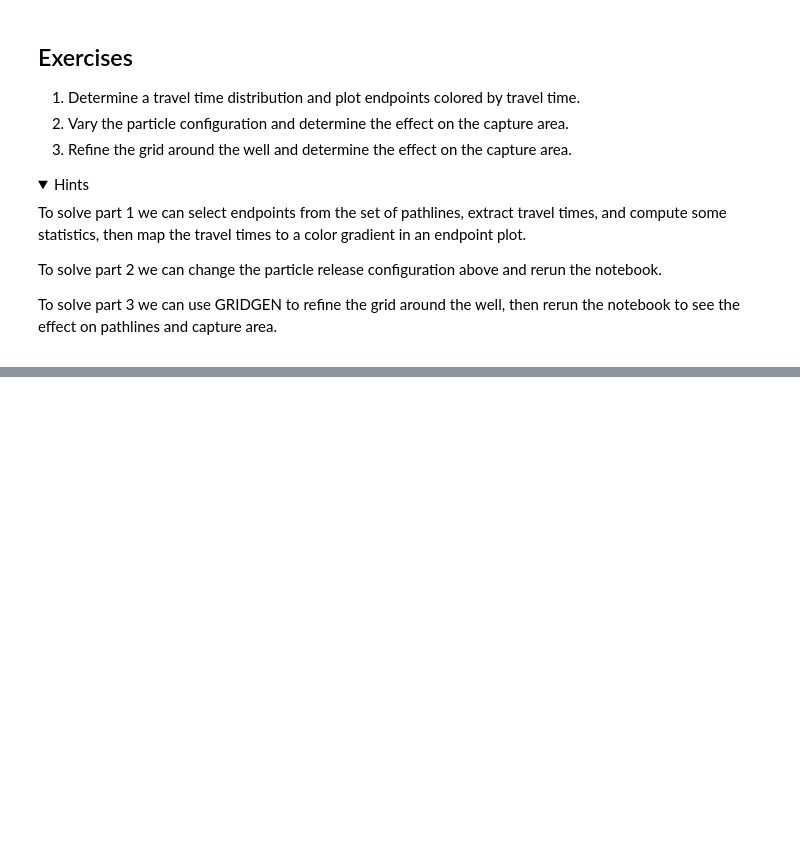
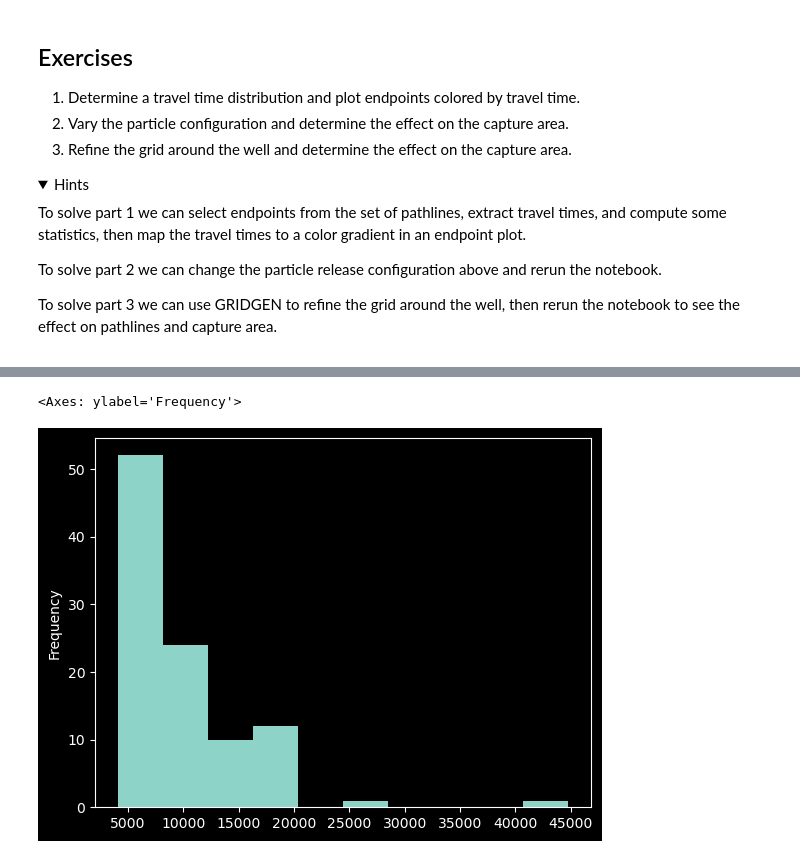
Before and after one commit to jdhughes-usgs/GW3099-2024, a Jupyter notebook: exercises-completed/prt/ex1.ipynb, the cells around one changed output, grey strips where cells are left out. Saved outputs shown, nothing was run; the diff lists cells and outputs as text; code cells hidden in the pictures; folded sections open; blank space fills up the shorter version.

```diff
--- a/exercises-completed/prt/ex1.ipynb
+++ b/exercises-completed/prt/ex1.ipynb
@@ -834,10 +837,4 @@ To solve part 3 we can use GRIDGEN to refine the grid around the well, then reru
 # %%
 # select endpoints
-
-# extract travel times
-
-# compute summary stats
-
-# show distribution
-
-# color-coded endpoint plot
+termination_pts = prt_pathlines[prt_pathlines.ireason == 3].set_index("irpt")
+termination_pts
@@ -843,0 +869,7 @@ To solve part 3 we can use GRIDGEN to refine the grid around the well, then reru
+# %%
+# show distribution
+termination_pts.t.plot(kind="hist")
+# termination_pts.t.plot(kind="kde")
+# %% [output]
+<Axes: ylabel='Frequency'>
+[figure, added]
```
Also changed, not shown: parts of 10 cells of this notebook.
